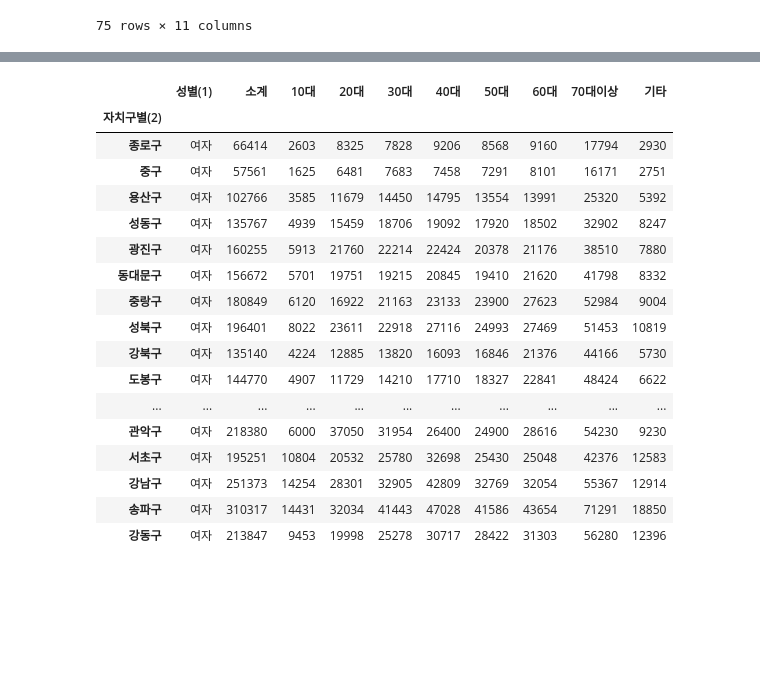
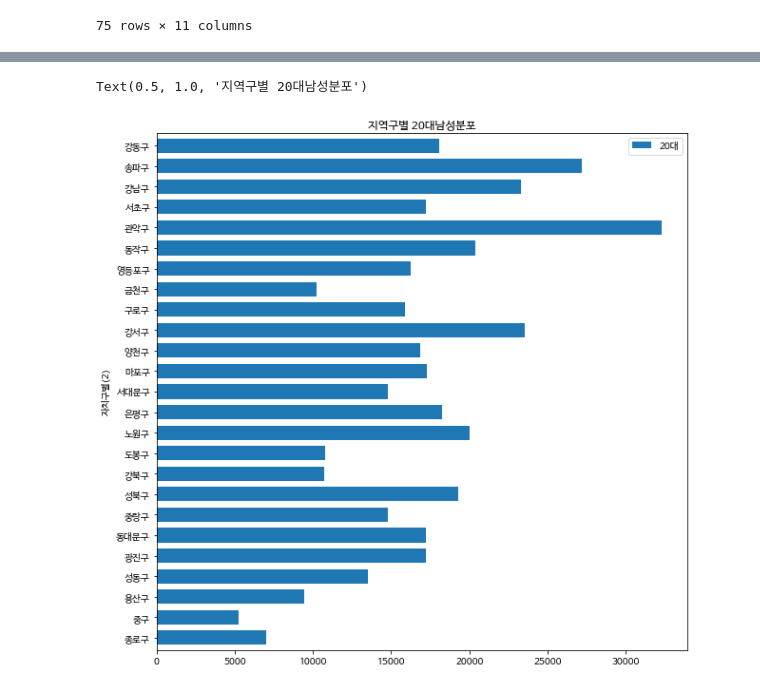
Before and after one commit to Aimerlee123/Python-teamproject, a Jupyter notebook: 파이썬_팀_프로젝트.ipynb, the cells around one changed output, grey strips where cells are left out. Saved outputs shown, nothing was run; the diff lists cells and outputs as text; code cells hidden in the pictures; blank space fills up the shorter version.

```diff
--- a/파이썬_팀_프로젝트.ipynb
+++ b/파이썬_팀_프로젝트.ipynb
@@ -313,0 +296,2 @@ dfm_s2
+# %%
+dfm.drop('소계',axis=1,inplace=True)
@@ -313,0 +303,3 @@ dfm_s2
+# %%
+dfm_20=dfm[['20대']]
+dfm_20
@@ -314,23 +325,10 @@ dfm_s2
+# %%
+dfm_20.plot(kind='barh',figsize=(10,10),width=0.7)
+plt.title('지역구별 20대남성분포')
+# %% [output]
+Text(0.5, 1.0, '지역구별 20대남성분포')
+[figure, added]
 # %%
 dfw=guage[guage['성별(1)']=='여자']
 dfw.set_index('자치구별(2)',inplace=True)
-dfw
+dfw.drop('성별(1)',axis=1,inplace=True)
-# %% [output]
-|  | 성별(1) | 소계 | 10대 | 20대 | 30대 | 40대 | 50대 | 60대 | 70대이상 | 기타 |
-| 자치구별(2) |  |  |  |  |  |  |  |  |  |  |
-| 종로구 | 여자 | 66414 | 2603 | 8325 | 7828 | 9206 | 8568 | 9160 | 17794 | 2930 |
-| 중구 | 여자 | 57561 | 1625 | 6481 | 7683 | 7458 | 7291 | 8101 | 16171 | 2751 |
-| 용산구 | 여자 | 102766 | 3585 | 11679 | 14450 | 14795 | 13554 | 13991 | 25320 | 5392 |
-| 성동구 | 여자 | 135767 | 4939 | 15459 | 18706 | 19092 | 17920 | 18502 | 32902 | 8247 |
-| 광진구 | 여자 | 160255 | 5913 | 21760 | 22214 | 22424 | 20378 | 21176 | 38510 | 7880 |
-| 동대문구 | 여자 | 156672 | 5701 | 19751 | 19215 | 20845 | 19410 | 21620 | 41798 | 8332 |
-| 중랑구 | 여자 | 180849 | 6120 | 16922 | 21163 | 23133 | 23900 | 27623 | 52984 | 9004 |
-| 성북구 | 여자 | 196401 | 8022 | 23611 | 22918 | 27116 | 24993 | 27469 | 51453 | 10819 |
-| 강북구 | 여자 | 135140 | 4224 | 12885 | 13820 | 16093 | 16846 | 21376 | 44166 | 5730 |
-| 도봉구 | 여자 | 144770 | 4907 | 11729 | 14210 | 17710 | 18327 | 22841 | 48424 | 6622 |
-| ... | ... | ... | ... | ... | ... | ... | ... | ... | ... | ... |
-| 관악구 | 여자 | 218380 | 6000 | 37050 | 31954 | 26400 | 24900 | 28616 | 54230 | 9230 |
-| 서초구 | 여자 | 195251 | 10804 | 20532 | 25780 | 32698 | 25430 | 25048 | 42376 | 12583 |
-| 강남구 | 여자 | 251373 | 14254 | 28301 | 32905 | 42809 | 32769 | 32054 | 55367 | 12914 |
-| 송파구 | 여자 | 310317 | 14431 | 32034 | 41443 | 47028 | 41586 | 43654 | 71291 | 18850 |
-| 강동구 | 여자 | 213847 | 9453 | 19998 | 25278 | 30717 | 28422 | 31303 | 56280 | 12396 |
```
Also changed, not shown: parts of 6 cells of this notebook.
